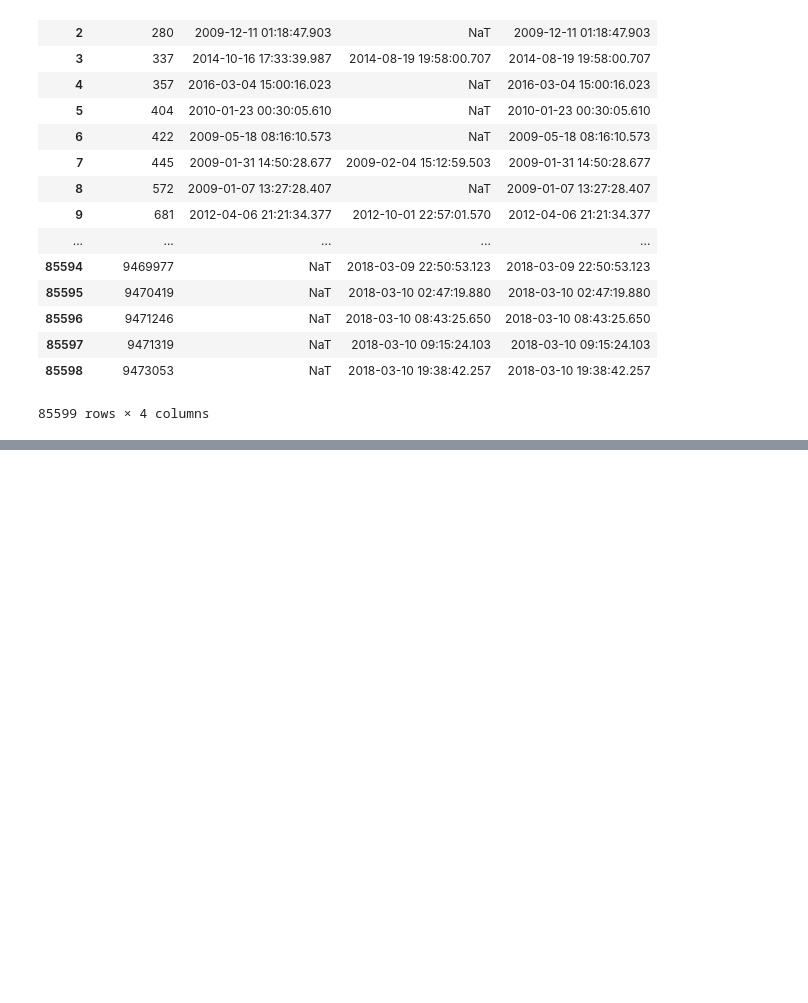
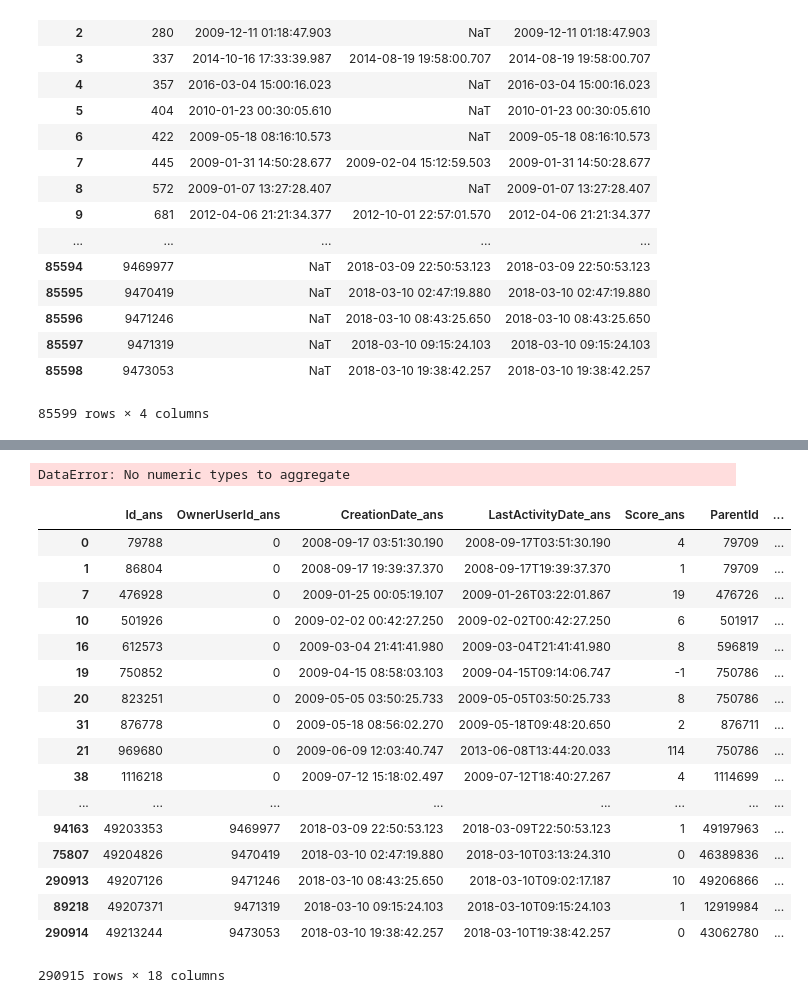
Before and after one commit to live-wire/overflow, a Jupyter notebook: Nirmal_Metric.ipynb, the cells around one changed output, grey strips where cells are left out. Saved outputs shown, nothing was run; the diff lists cells and outputs as text; code cells hidden in the pictures; blank space fills up the shorter version.

```diff
--- a/Nirmal_Metric.ipynb
+++ b/Nirmal_Metric.ipynb
@@ -193,0 +249,28 @@ plt.show()
+# %%
+#quesionsTableOS["outdegScore"]
+ansQ.sort_values([' OwnerUserId_ans',' CreationDate_ans'])
+
+questionsTableOS.loc[(questionsTableOS[' OwnerUserId_ans']==0) & (questionsTableOS[' OwnerUserId_ques']==0)].groupby("Id_ques")[" Score_ques"].cumsum()
+# %% [output]
+DataError: No numeric types to aggregate
+# %%
+ansQ.sort_values([' OwnerUserId_ans',' CreationDate_ans', ' OwnerUserId_ques',' CreationDate_ques'])
+# %% [output]
+|  | Id_ans | OwnerUserId_ans | CreationDate_ans | LastActivityDate_ans | Score_ans | ParentId | ... |
+| 0 | 79788 | 0 | 2008-09-17 03:51:30.190 | 2008-09-17T03:51:30.190 | 4 | 79709 | ... |
+| 1 | 86804 | 0 | 2008-09-17 19:39:37.370 | 2008-09-17T19:39:37.370 | 1 | 79709 | ... |
+| 7 | 476928 | 0 | 2009-01-25 00:05:19.107 | 2009-01-26T03:22:01.867 | 19 | 476726 | ... |
+| 10 | 501926 | 0 | 2009-02-02 00:42:27.250 | 2009-02-02T00:42:27.250 | 6 | 501917 | ... |
+| 16 | 612573 | 0 | 2009-03-04 21:41:41.980 | 2009-03-04T21:41:41.980 | 8 | 596819 | ... |
+| 19 | 750852 | 0 | 2009-04-15 08:58:03.103 | 2009-04-15T09:14:06.747 | -1 | 750786 | ... |
+| 20 | 823251 | 0 | 2009-05-05 03:50:25.733 | 2009-05-05T03:50:25.733 | 8 | 750786 | ... |
+| 31 | 876778 | 0 | 2009-05-18 08:56:02.270 | 2009-05-18T09:48:20.650 | 2 | 876711 | ... |
+| 21 | 969680 | 0 | 2009-06-09 12:03:40.747 | 2013-06-08T13:44:20.033 | 114 | 750786 | ... |
+| 38 | 1116218 | 0 | 2009-07-12 15:18:02.497 | 2009-07-12T18:40:27.267 | 4 | 1114699 | ... |
+| ... | ... | ... | ... | ... | ... | ... | ... |
+| 94163 | 49203353 | 9469977 | 2018-03-09 22:50:53.123 | 2018-03-09T22:50:53.123 | 1 | 49197963 | ... |
+| 75807 | 49204826 | 9470419 | 2018-03-10 02:47:19.880 | 2018-03-10T03:13:24.310 | 0 | 46389836 | ... |
+| 290913 | 49207126 | 9471246 | 2018-03-10 08:43:25.650 | 2018-03-10T09:02:17.187 | 10 | 49206866 | ... |
+| 89218 | 49207371 | 9471319 | 2018-03-10 09:15:24.103 | 2018-03-10T09:15:24.103 | 1 | 12919984 | ... |
+| 290914 | 49213244 | 9473053 | 2018-03-10 19:38:42.257 | 2018-03-10T19:38:42.257 | 0 | 43062780 | ... |
+290915 rows × 18 columns
```
Also changed, not shown: parts of 9 cells of this notebook.
